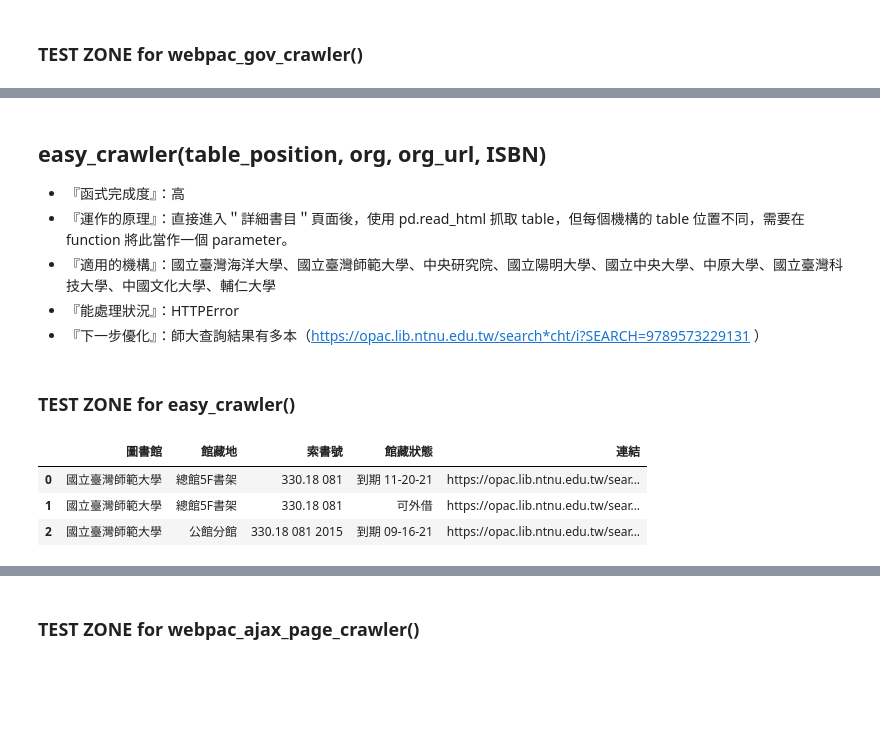
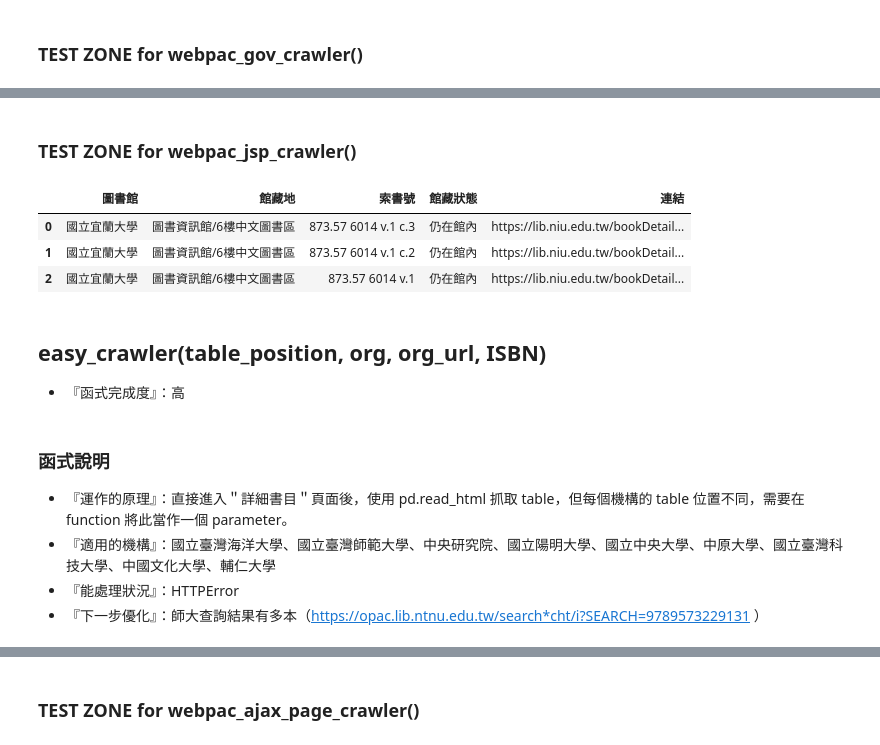
Before and after one commit to yulaie1012/ming-finds-books, a Jupyter notebook: crawlers/crawlers.ipynb, the cells around one changed output, grey strips where cells are left out. Cells and saved outputs as stored; diff of their text form; code cells hidden in the pictures; blank space fills up the shorter version.

```diff
--- a/crawlers/crawlers.ipynb
+++ b/crawlers/crawlers.ipynb
@@ -40,7 +40,7 @@ my_capabilities[
 # %%
 def organize_columns(df1):
     # 處理 column 2：館藏地
-    c2 = ['館藏地/室', '館藏室', '館藏地/館藏室', '館藏地', '典藏館', '館藏位置', '館藏地/區域', '典藏地名稱']
+    c2 = ['分館/專室', '館藏地/室', '館藏室', '館藏地/館藏室', '館藏地', '典藏館', '館藏位置', '館藏地/區域', '典藏地名稱']
     df1['c2'] = ''
     for c in c2:
         try:
@@ -60,7 +60,7 @@ def organize_columns(df1):
     # 處理 column 4：館藏狀態
     c4 = [
         '狀態/到期日', '目前狀態 / 到期日', '館藏狀態', '處理狀態', '狀態 (說明)', '館藏現況 說明',
-        '目前狀態/預計歸還日期', '圖書狀況 / 到期日'
+        '目前狀態/預計歸還日期', '圖書狀況 / 到期日', '調閱說明'
     ]
     df1['c4'] = ''
     for c in c4:
@@ -120,16 +121,3 @@ def set_excel(df, directory):
-# %%
-def click_more_btn(driver):
-    try:
-        while True:
-            more_btn = wait.until(
-                EC.visibility_of_element_located(
-                    (By.CSS_SELECTOR, "a.btnstyle.bluebg3.morewidth")))
-            if more_btn:
-                time.sleep(2.5)  # 不得已的強制等待
-                more_btn.click()
-                # driver.find_element_by_css_selector("a.btnstyle.bluebg3.morewidth").click()
-    except:
-        time.sleep(2.5)
 # %% [markdown]
 ### webpac_gov_crawler
 # %%
@@ -177,8 +183,11 @@ def webpac_gov_crawler(org, org_url, ISBN):
 # %% [markdown]
 ### TEST ZONE for webpac_gov_crawler()
 # %%
-webpac_gov_crawler(
-    org='宜蘭縣公共圖書館',
-    org_url='https://webpac.ilccb.gov.tw/',
-    ISBN='9789869109321'
-)
+if __name__ == '__main__':
+    driver = webdriver.Chrome(options=my_options, desired_capabilities=my_capabilities)
+    table = webpac_gov_crawler(
+        org='宜蘭縣公共圖書館',
+        org_url='https://webpac.ilccb.gov.tw/search?phonetic=0&queryType=0&searchField=ISBN&searchInput=',
+        ISBN='9789868879348'
+    )
+table
@@ -296,6 +292,23 @@ def webpac_jsp_crawler(org, url, ISBN):
+# %% [markdown]
+### TEST ZONE for webpac_jsp_crawler()
+# %%
+if __name__ == '__main__':
+    driver = webdriver.Chrome(options=my_options, desired_capabilities=my_capabilities)
+    table = webpac_jsp_crawler(
+        org="國立宜蘭大學",
+        org_url='https://lib.niu.edu.tw/webpacIndex.jsp',
+        ISBN='9789573317241'
+    )
+# %% [output]
+|  | 圖書館 | 館藏地 | 索書號 | 館藏狀態 | 連結 |
+| 0 | 國立宜蘭大學 | 圖書資訊館/6樓中文圖書區 | 873.57 6014 v.1 c.3 | 仍在館內 | https://lib.niu.edu.tw/bookDetail... |
+| 1 | 國立宜蘭大學 | 圖書資訊館/6樓中文圖書區 | 873.57 6014 v.1 c.2 | 仍在館內 | https://lib.niu.edu.tw/bookDetail... |
+| 2 | 國立宜蘭大學 | 圖書資訊館/6樓中文圖書區 | 873.57 6014 v.1 | 仍在館內 | https://lib.niu.edu.tw/bookDetail... |
+# %% [markdown]
+## easy_crawler(table_position, org, org_url, ISBN)
+- 『函式完成度』：高
 # %% [markdown]
-## easy_crawler(table_position, org, org_url, ISBN)
-- 『函式完成度』：高
+### 函式說明
 - 『運作的原理』：直接進入＂詳細書目＂頁面後，使用 pd.read_html 抓取 table，但每個機構的 table 位置不同，需要在 function 將此當作一個 parameter。
 - 『適用的機構』：國立臺灣海洋大學、國立臺灣師範大學、中央研究院、國立陽明大學、國立中央大學、中原大學、國立臺灣科技大學、中國文化大學、輔仁大學
 - 『能處理狀況』：HTTPError
@@ -319,19 +332,3 @@ def easy_crawler(table_position, org, org_url, ISBN):
         return table  # 完成抓取 table
     except:
         print(f'《{ISBN}》在「{url}」無法爬取')
-# %% [markdown]
-### TEST ZONE for easy_crawler()
-# %%
-if __name__ == '__main__':
-    table = easy_crawler(
-        table_position=4,
-        org='國立臺灣師範大學',
-        org_url='https://opac.lib.ntnu.edu.tw/search*cht/i?SEARCH=',
-        ISBN='9789869109321'
-    )
-table
-# %% [output]
-|  | 圖書館 | 館藏地 | 索書號 | 館藏狀態 | 連結 |
-| 0 | 國立臺灣師範大學 | 總館5F書架 | 330.18 081 | 到期 11-20-21 | https://opac.lib.ntnu.edu.tw/sear... |
-| 1 | 國立臺灣師範大學 | 總館5F書架 | 330.18 081 | 可外借 | https://opac.lib.ntnu.edu.tw/sear... |
-| 2 | 國立臺灣師範大學 | 公館分館 | 330.18 081 2015 | 到期 09-16-21 | https://opac.lib.ntnu.edu.tw/sear... |
```
Also changed, not shown: parts of 32 cells of this notebook.
